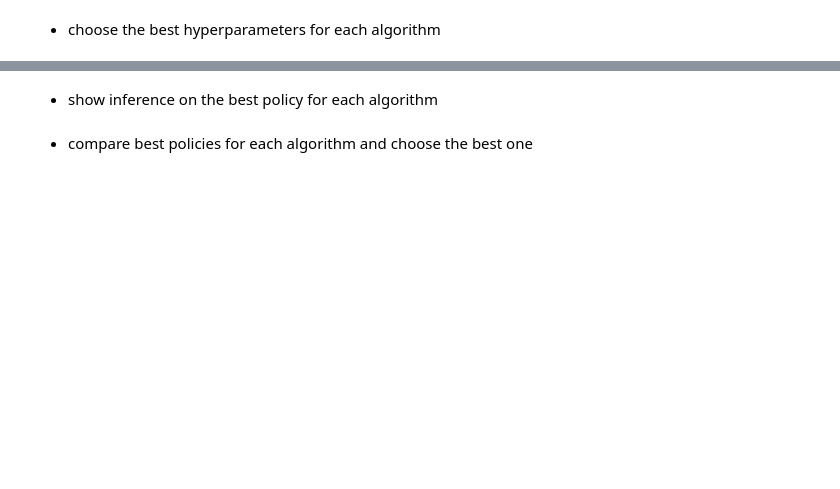
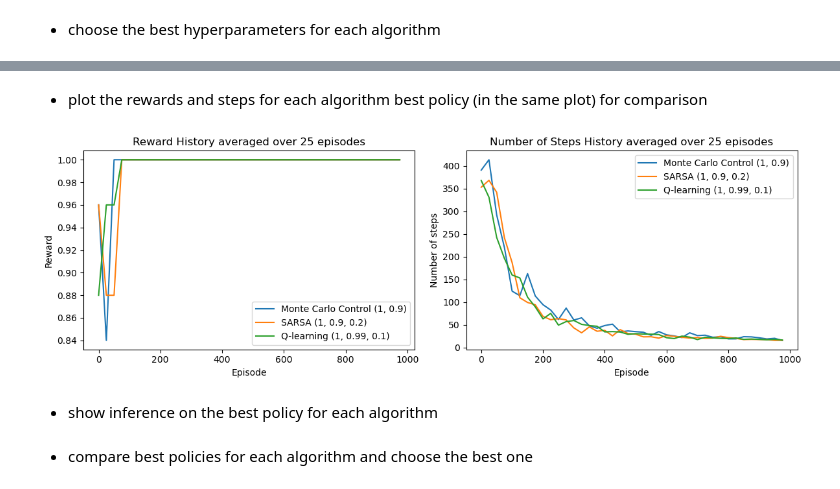
Before and after one commit to Lior-Baruch/RL, a Jupyter notebook: Mid_Project_tabular_RL_Minigrid_2024.ipynb, the cells around one changed output, grey strips where cells are left out. Drawn from its saved outputs; the diff is of its cells as text; code cells hidden in the pictures; blank space fills up the shorter version.

```diff
--- a/Mid_Project_tabular_RL_Minigrid_2024.ipynb
+++ b/Mid_Project_tabular_RL_Minigrid_2024.ipynb
@@ -1181,3 +1281,31 @@ print(f"Best average done: {best_avg_done_q_learning_empty}")
+# %% [markdown]
+- plot the rewards and steps for each algorithm best policy (in the same plot) for comparison
+# %%
+# put the best policies in a dictionary with the algorithm name and best hyperparameters as the key and policy as the value
+best_policies_empty = {
+    ('Monte Carlo Control', best_key_mc_empty): best_policy_mc_empty,
+    ('SARSA', best_key_sarsa_empty): best_policy_sarsa_empty,
+    ('Q-learning', best_key_q_learning_empty): best_policy_q_learning_empty
+}
+
+best_policies_empty_reward_history = {
+    ('Monte Carlo Control', best_key_mc_empty): reward_history_dict_mc_empty[best_key_mc_empty],
+    ('SARSA', best_key_sarsa_empty): reward_history_dict_sarsa_empty[best_key_sarsa_empty],
+    ('Q-learning', best_key_q_learning_empty): reward_history_dict_q_learning_empty[best_key_q_learning_empty]
+}
+
+best_policies_empty_num_steps_history = {
+    ('Monte Carlo Control', best_key_mc_empty): num_steps_history_dict_mc_empty[best_key_mc_empty],
+    ('SARSA', best_key_sarsa_empty): num_steps_history_dict_sarsa_empty[best_key_sarsa_empty],
+    ('Q-learning', best_key_q_learning_empty): num_steps_history_dict_q_learning_empty[best_key_q_learning_empty]
+}
+
+
+
+# Plot the reward and number of steps history for the best policies in the same plot for comparison
+plot_rewards_steps_comparison(best_policies_empty, best_policies_empty_reward_history, best_policies_empty_num_steps_history, amount_to_avg=25, figsize=(12, 4))
+# %% [output]
+[figure, added]
 # %% [markdown]
 - show inference on the best policy for each algorithm
 # %%
```
Also changed, not shown: parts of 28 cells of this notebook.
